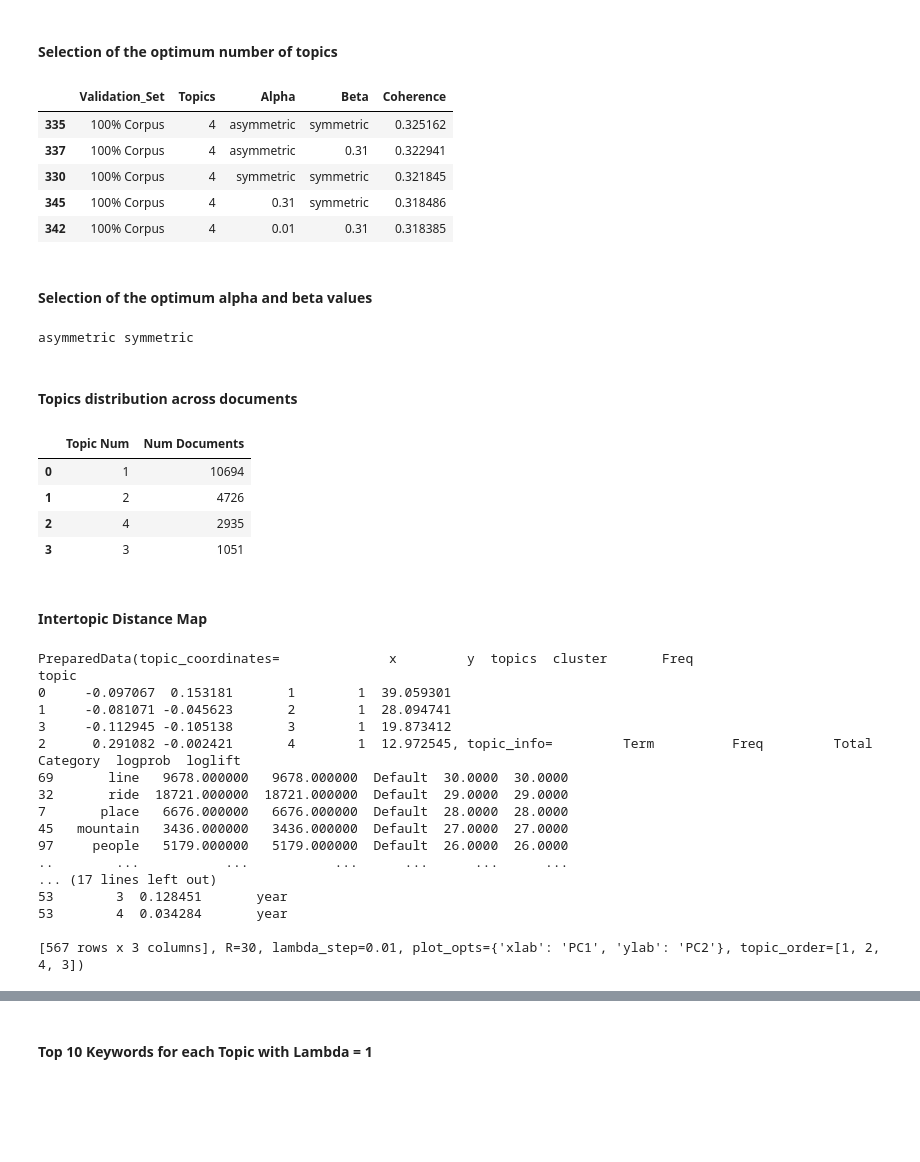
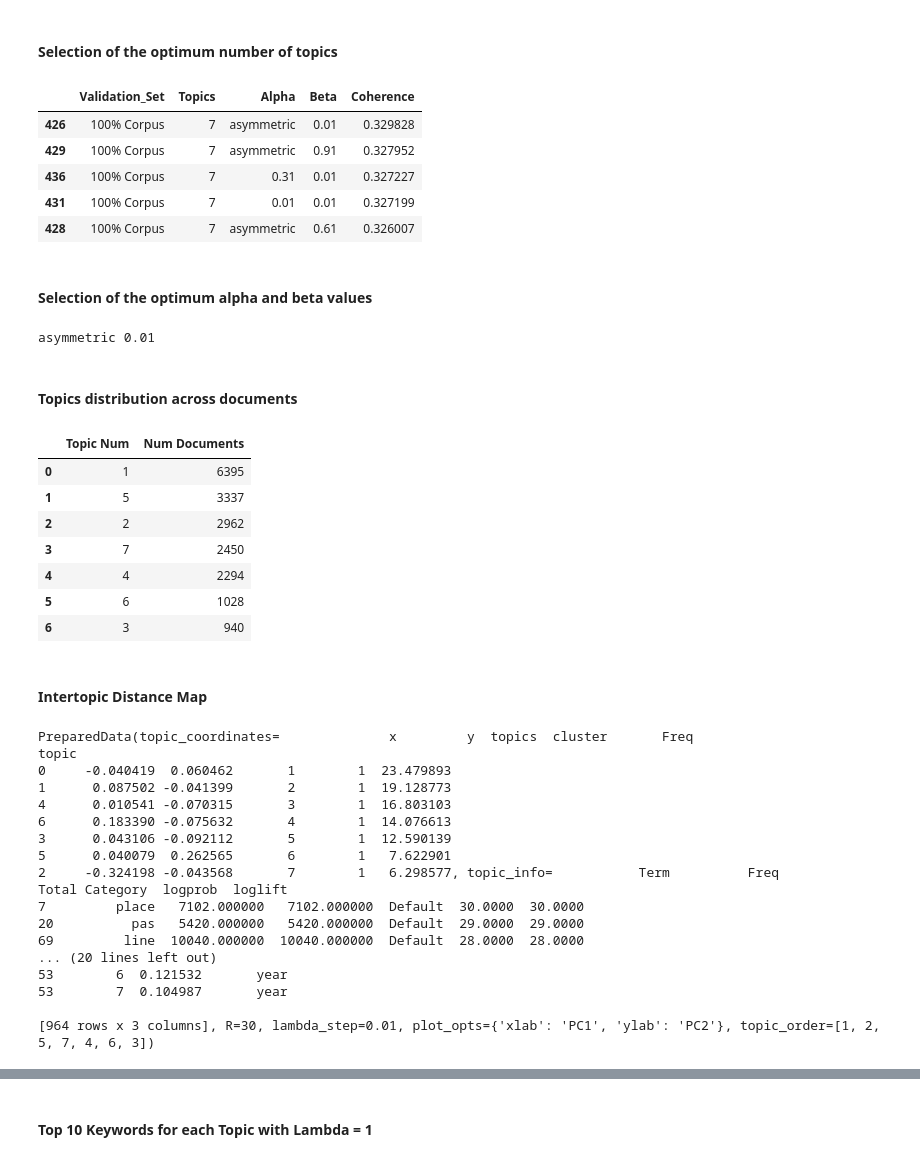
Before and after one commit to ls-schwnstr/Topic-Modeling, a Jupyter notebook: LDA_BOW_Nouns.ipynb, the cells around one changed output, grey strips where cells are left out. Drawn from its saved outputs; the diff is of its cells as text; code cells hidden in the pictures; blank space fills up the shorter version.

```diff
--- a/LDA_BOW_Nouns.ipynb
+++ b/LDA_BOW_Nouns.ipynb
@@ -155,19 +156,19 @@ plt.show()
 #### Selection of the optimum number of topics
 # %%
 # display the metrics and coherence score for the selected number of topics
-num_topics_bow = 4 # set the topicnumber
+num_topics_bow = 7 # set the topicnumber
 
 metrics_df = model_results_bow[(model_results_bow['Topics'] == num_topics_bow) & (model_results_bow['Validation_Set'] == '100% Corpus')]
 
 metrics_df = metrics_df.sort_values('Coherence', ascending=False).head()
 metrics_df
 # %% [output]
 |  | Validation_Set | Topics | Alpha | Beta | Coherence |
-| 335 | 100% Corpus | 4 | asymmetric | symmetric | 0.325162 |
-| 337 | 100% Corpus | 4 | asymmetric | 0.31 | 0.322941 |
-| 330 | 100% Corpus | 4 | symmetric | symmetric | 0.321845 |
-| 345 | 100% Corpus | 4 | 0.31 | symmetric | 0.318486 |
-| 342 | 100% Corpus | 4 | 0.01 | 0.31 | 0.318385 |
+| 426 | 100% Corpus | 7 | asymmetric | 0.01 | 0.329828 |
+| 429 | 100% Corpus | 7 | asymmetric | 0.91 | 0.327952 |
+| 436 | 100% Corpus | 7 | 0.31 | 0.01 | 0.327227 |
+| 431 | 100% Corpus | 7 | 0.01 | 0.01 | 0.327199 |
+| 428 | 100% Corpus | 7 | asymmetric | 0.61 | 0.326007 |
 # %% [markdown]
 #### Selection of the optimum alpha and beta values
 # %%
@@ -194,7 +195,7 @@ best_lda_model_bow = gensim.models.LdaMulticore(corpus=bow_corpus,
                                            eta=beta
                                                )
 # %% [output]
-asymmetric symmetric
+asymmetric 0.01
 # %% [markdown]
 #### Topics distribution across documents
 # %%
@@ -226,10 +227,13 @@ df_topic_distribution.columns = ['Topic Num', 'Num Documents']
 df_topic_distribution
 # %% [output]
 |  | Topic Num | Num Documents |
-| 0 | 1 | 10694 |
-| 1 | 2 | 4726 |
-| 2 | 4 | 2935 |
-| 3 | 3 | 1051 |
+| 0 | 1 | 6395 |
+| 1 | 5 | 3337 |
+| 2 | 2 | 2962 |
+| 3 | 7 | 2450 |
+| 4 | 4 | 2294 |
+| 5 | 6 | 1028 |
+| 6 | 3 | 940 |
 # %% [markdown]
 #### Intertopic Distance Map
 # %%
@@ -247,19 +251,19 @@ vis
 # %% [output]
 PreparedData(topic_coordinates=              x         y  topics  cluster       Freq
 topic
-0     -0.097067  0.153181       1        1  39.059301
-1     -0.081071 -0.045623       2        1  28.094741
-3     -0.112945 -0.105138       3        1  19.873412
-2      0.291082 -0.002421       4        1  12.972545, topic_info=         Term          Freq         Total Category  logprob  loglift
-69       line   9678.000000   9678.000000  Default  30.0000  30.0000
-32       ride  18721.000000  18721.000000  Default  29.0000  29.0000
-7       place   6676.000000   6676.000000  Default  28.0000  28.0000
-45   mountain   3436.000000   3436.000000  Default  27.0000  27.0000
-97     people   5179.000000   5179.000000  Default  26.0000  26.0000
-..        ...           ...           ...      ...      ...      ...
-... (17 lines left out)
-53        3  0.128451       year
-53        4  0.034284       year
+0     -0.040419  0.060462       1        1  23.479893
+1      0.087502 -0.041399       2        1  19.128773
+4      0.010541 -0.070315       3        1  16.803103
+6      0.183390 -0.075632       4        1  14.076613
+3      0.043106 -0.092112       5        1  12.590139
+5      0.040079  0.262565       6        1   7.622901
+2     -0.324198 -0.043568       7        1   6.298577, topic_info=           Term          Freq         Total Category  logprob  loglift
+7         place   7102.000000   7102.000000  Default  30.0000  30.0000
+20          pas   5420.000000   5420.000000  Default  29.0000  29.0000
+69         line  10040.000000  10040.000000  Default  28.0000  28.0000
+... (20 lines left out)
+53        6  0.121532       year
+53        7  0.104987       year
 
-[567 rows x 3 columns], R=30, lambda_step=0.01, plot_opts={'xlab': 'PC1', 'ylab': 'PC2'}, topic_order=[1, 2, 4, 3])
+[964 rows x 3 columns], R=30, lambda_step=0.01, plot_opts={'xlab': 'PC1', 'ylab': 'PC2'}, topic_order=[1, 2, 5, 7, 4, 6, 3])
 # %% [markdown]
```
Also changed, not shown: parts of 8 cells of this notebook.
